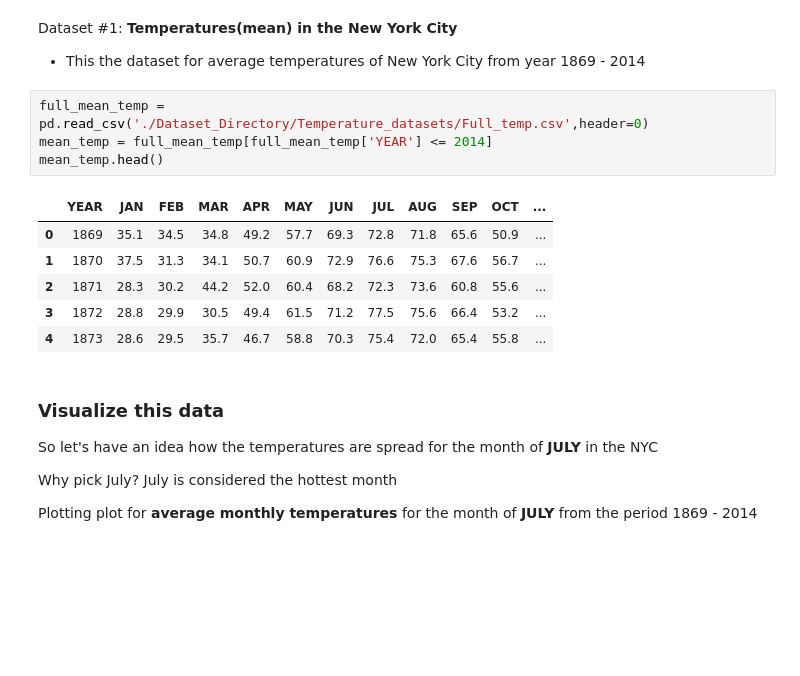
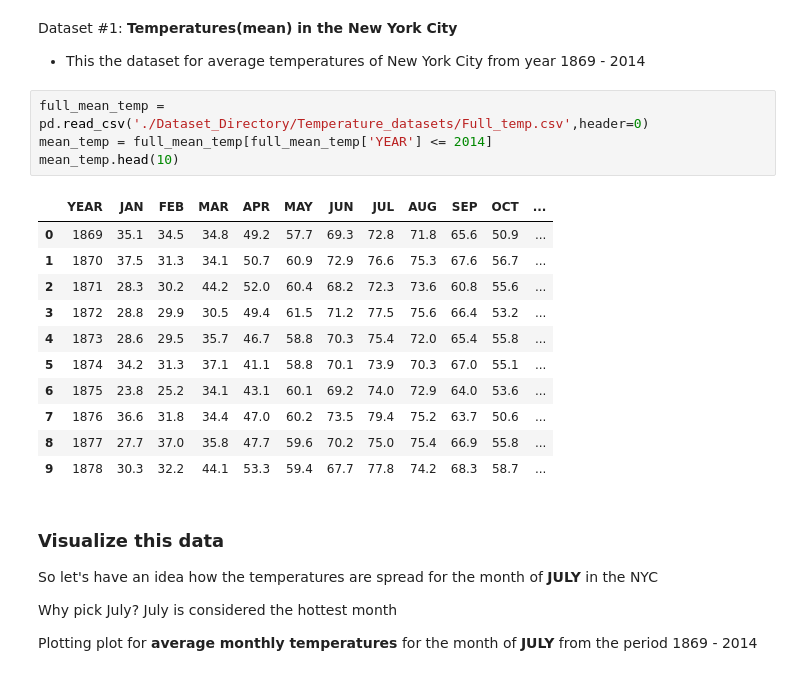
Before and after one commit to ahsan-fayyaz/Climate-Change-in-NYC, a Jupyter notebook: ClimateChange.ipynb, the cells around one changed output. Saved outputs shown, nothing was run; the diff lists cells and outputs as text; blank space fills up the shorter version.

```diff
--- a/ClimateChange.ipynb
+++ b/ClimateChange.ipynb
@@ -45,14 +45,19 @@ Dataset #1:
 # %%
 full_mean_temp = pd.read_csv('./Dataset_Directory/Temperature_datasets/Full_temp.csv',header=0)
 mean_temp = full_mean_temp[full_mean_temp['YEAR'] <= 2014]
-mean_temp.head()
+mean_temp.head(10)
 # %% [output]
 |  | YEAR | JAN | FEB | MAR | APR | MAY | JUN | JUL | AUG | SEP | OCT | ... |
 | 0 | 1869 | 35.1 | 34.5 | 34.8 | 49.2 | 57.7 | 69.3 | 72.8 | 71.8 | 65.6 | 50.9 | ... |
 | 1 | 1870 | 37.5 | 31.3 | 34.1 | 50.7 | 60.9 | 72.9 | 76.6 | 75.3 | 67.6 | 56.7 | ... |
 | 2 | 1871 | 28.3 | 30.2 | 44.2 | 52.0 | 60.4 | 68.2 | 72.3 | 73.6 | 60.8 | 55.6 | ... |
 | 3 | 1872 | 28.8 | 29.9 | 30.5 | 49.4 | 61.5 | 71.2 | 77.5 | 75.6 | 66.4 | 53.2 | ... |
 | 4 | 1873 | 28.6 | 29.5 | 35.7 | 46.7 | 58.8 | 70.3 | 75.4 | 72.0 | 65.4 | 55.8 | ... |
+| 5 | 1874 | 34.2 | 31.3 | 37.1 | 41.1 | 58.8 | 70.1 | 73.9 | 70.3 | 67.0 | 55.1 | ... |
+| 6 | 1875 | 23.8 | 25.2 | 34.1 | 43.1 | 60.1 | 69.2 | 74.0 | 72.9 | 64.0 | 53.6 | ... |
+| 7 | 1876 | 36.6 | 31.8 | 34.4 | 47.0 | 60.2 | 73.5 | 79.4 | 75.2 | 63.7 | 50.6 | ... |
+| 8 | 1877 | 27.7 | 37.0 | 35.8 | 47.7 | 59.6 | 70.2 | 75.0 | 75.4 | 66.9 | 55.8 | ... |
+| 9 | 1878 | 30.3 | 32.2 | 44.1 | 53.3 | 59.4 | 67.7 | 77.8 | 74.2 | 68.3 | 58.7 | ... |
 # %% [markdown]
 ### Visualize this data
 
```
Also changed, not shown: parts of 14 cells of this notebook, 2 other files.
